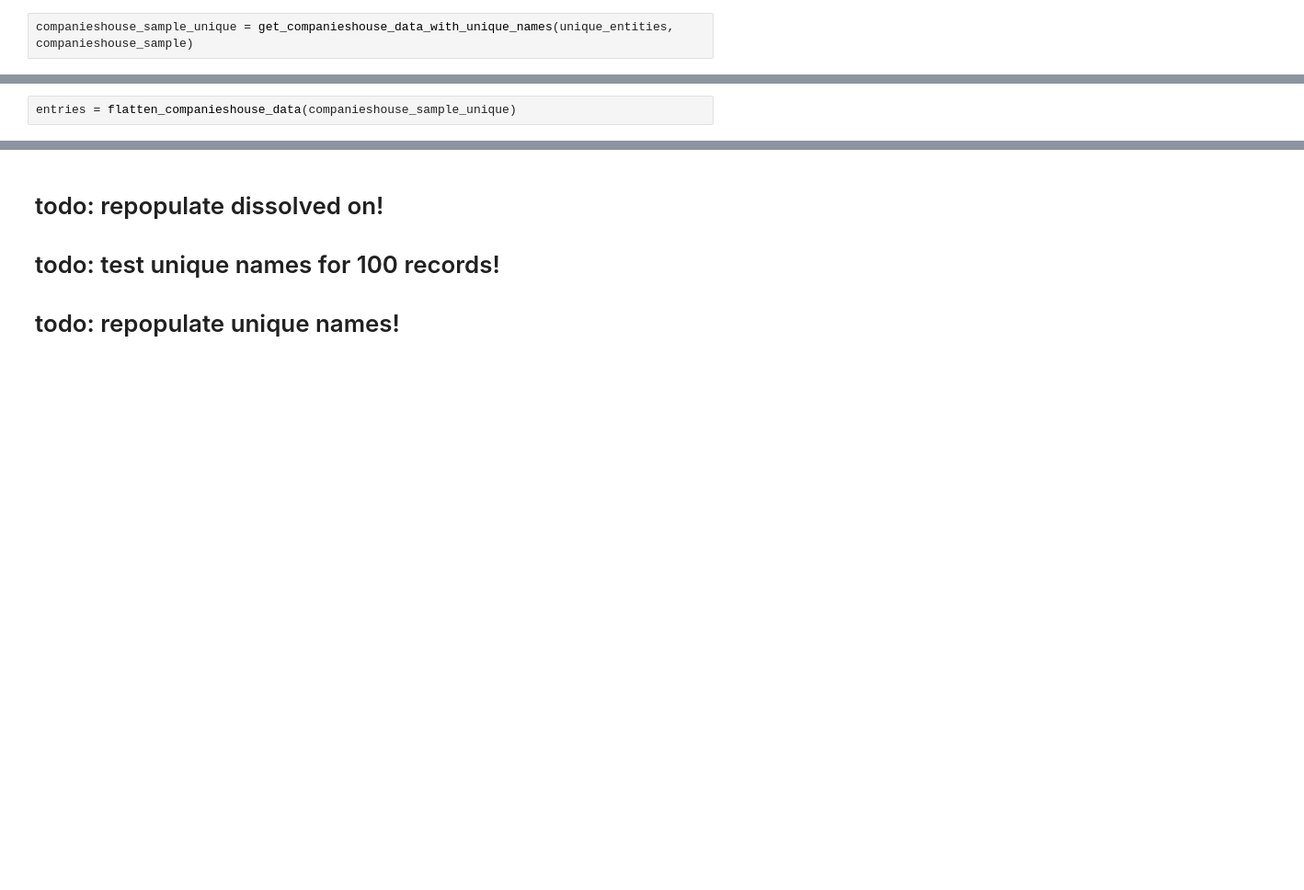
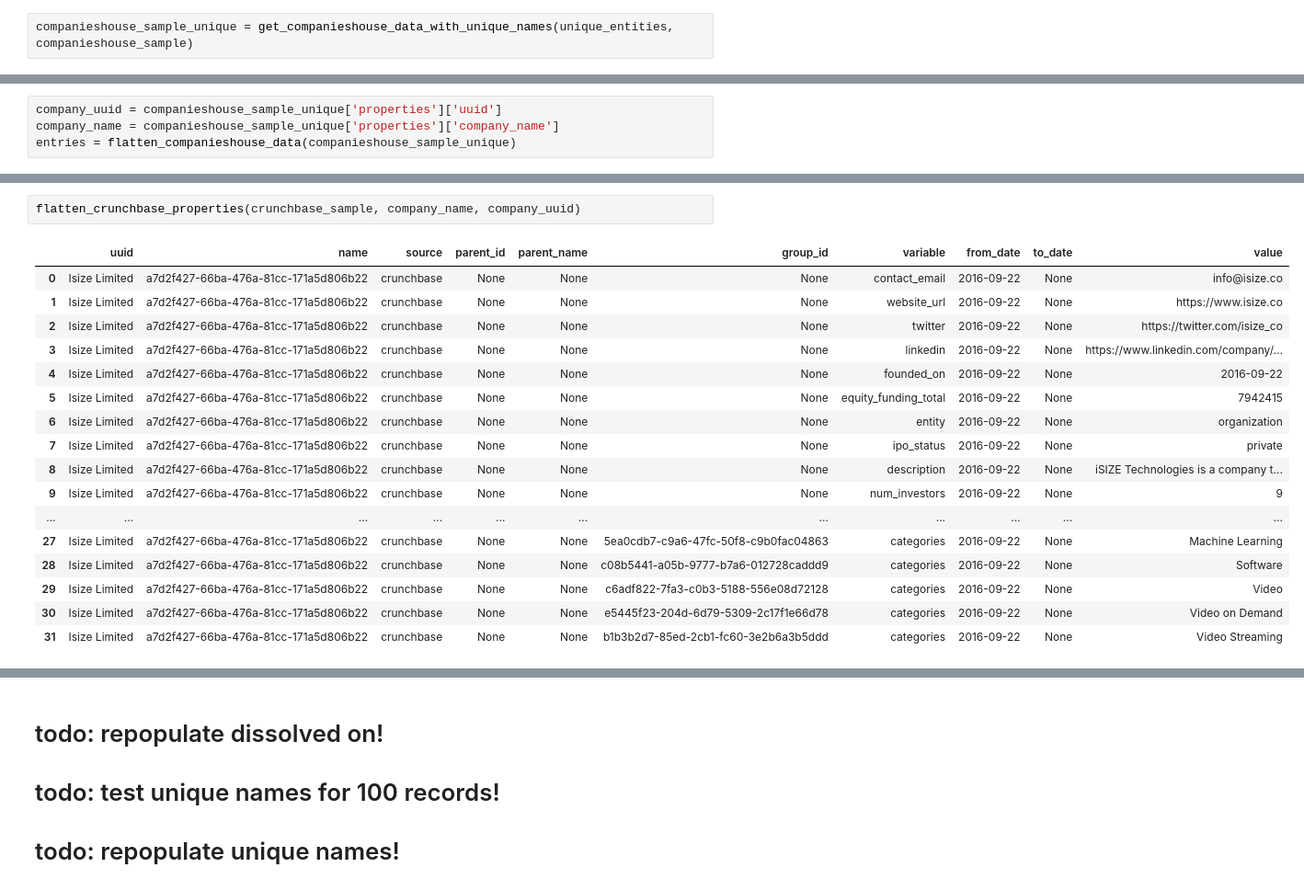
Before and after one commit to djordje-djokovic/companybot, a Jupyter notebook: jupyter/data_view.ipynb, the cells around one changed output, grey strips where cells are left out. Shown at 92% size. Saved outputs shown, nothing was run; the diff lists cells and outputs as text; blank space fills up the shorter version.

Commit message:
update linkedin_sample

```diff
--- a/jupyter/data_view.ipynb
+++ b/jupyter/data_view.ipynb
@@ -300,4 +308,6 @@ def flatten_companieshouse_data(companieshouse_data_unique):
     return entries
 # %%
+company_uuid = companieshouse_sample_unique['properties']['uuid']
+company_name = companieshouse_sample_unique['properties']['company_name']
 entries = flatten_companieshouse_data(companieshouse_sample_unique)
 # %%
@@ -403 +400,21 @@ df
+# %%
+flatten_crunchbase_properties(crunchbase_sample, company_name, company_uuid)
+# %% [output]
+|  | uuid | name | source | parent_id | parent_name | group_id | variable | from_date | to_date | value |
+| 0 | Isize Limited | a7d2f427-66ba-476a-81cc-171a5d806b22 | crunchbase | None | None | None | contact_email | 2016-09-22 | None | info@isize.co |
+| 1 | Isize Limited | a7d2f427-66ba-476a-81cc-171a5d806b22 | crunchbase | None | None | None | website_url | 2016-09-22 | None | https://www.isize.co |
+| 2 | Isize Limited | a7d2f427-66ba-476a-81cc-171a5d806b22 | crunchbase | None | None | None | twitter | 2016-09-22 | None | https://twitter.com/isize_co |
+| 3 | Isize Limited | a7d2f427-66ba-476a-81cc-171a5d806b22 | crunchbase | None | None | None | linkedin | 2016-09-22 | None | https://www.linkedin.com/company/... |
+| 4 | Isize Limited | a7d2f427-66ba-476a-81cc-171a5d806b22 | crunchbase | None | None | None | founded_on | 2016-09-22 | None | 2016-09-22 |
+| 5 | Isize Limited | a7d2f427-66ba-476a-81cc-171a5d806b22 | crunchbase | None | None | None | equity_funding_total | 2016-09-22 | None | 7942415 |
+| 6 | Isize Limited | a7d2f427-66ba-476a-81cc-171a5d806b22 | crunchbase | None | None | None | entity | 2016-09-22 | None | organization |
+| 7 | Isize Limited | a7d2f427-66ba-476a-81cc-171a5d806b22 | crunchbase | None | None | None | ipo_status | 2016-09-22 | None | private |
+| 8 | Isize Limited | a7d2f427-66ba-476a-81cc-171a5d806b22 | crunchbase | None | None | None | description | 2016-09-22 | None | iSIZE Technologies is a company t... |
+| 9 | Isize Limited | a7d2f427-66ba-476a-81cc-171a5d806b22 | crunchbase | None | None | None | num_investors | 2016-09-22 | None | 9 |
+| ... | ... | ... | ... | ... | ... | ... | ... | ... | ... | ... |
+| 27 | Isize Limited | a7d2f427-66ba-476a-81cc-171a5d806b22 | crunchbase | None | None | 5ea0cdb7-c9a6-47fc-50f8-c9b0fac04863 | categories | 2016-09-22 | None | Machine Learning |
+| 28 | Isize Limited | a7d2f427-66ba-476a-81cc-171a5d806b22 | crunchbase | None | None | c08b5441-a05b-9777-b7a6-012728caddd9 | categories | 2016-09-22 | None | Software |
+| 29 | Isize Limited | a7d2f427-66ba-476a-81cc-171a5d806b22 | crunchbase | None | None | c6adf822-7fa3-c0b3-5188-556e08d72128 | categories | 2016-09-22 | None | Video |
+| 30 | Isize Limited | a7d2f427-66ba-476a-81cc-171a5d806b22 | crunchbase | None | None | e5445f23-204d-6d79-5309-2c17f1e66d78 | categories | 2016-09-22 | None | Video on Demand |
+| 31 | Isize Limited | a7d2f427-66ba-476a-81cc-171a5d806b22 | crunchbase | None | None | b1b3b2d7-85ed-2cb1-fc60-3e2b6a3b5ddd | categories | 2016-09-22 | None | Video Streaming |
 # %%
```
Also changed, not shown: parts of 9 cells of this notebook.
